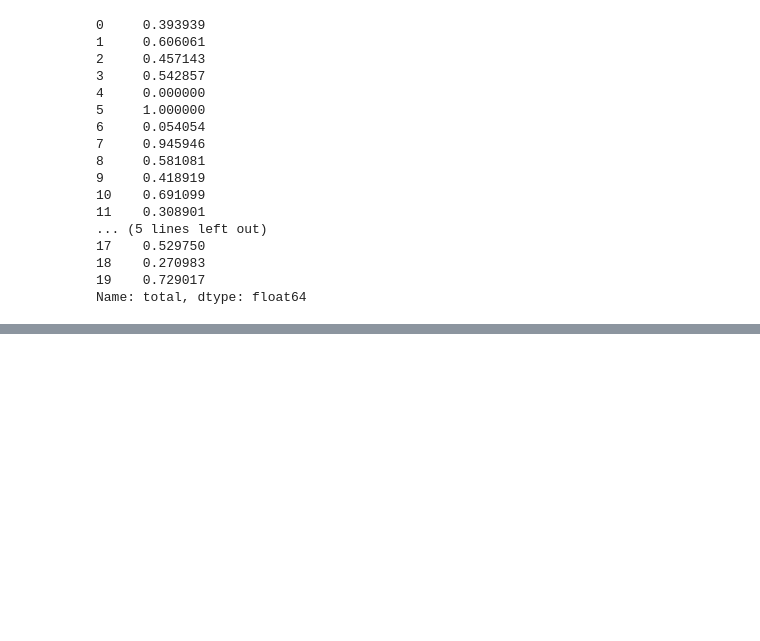
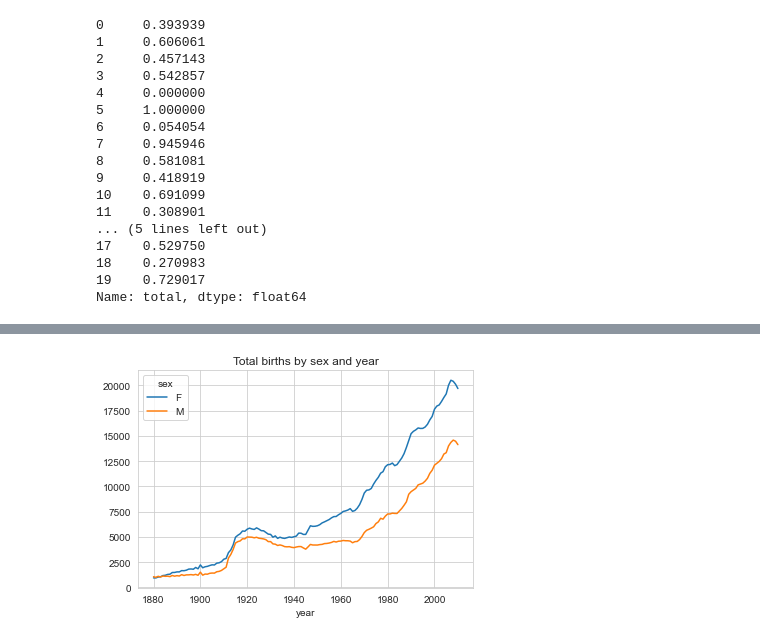
Before and after one commit to wfy0508/LearningPython, a Jupyter notebook: dataAnalysis/chapter14.ipynb, the cells around one changed output, grey strips where cells are left out. Cells and saved outputs as stored; diff of their text form; code cells hidden in the pictures; blank space fills up the shorter version.

```diff
--- a/dataAnalysis/chapter14.ipynb
+++ b/dataAnalysis/chapter14.ipynb
@@ -334,0 +611,7 @@ Name: total, dtype: float64
+# %%
+import matplotlib.pyplot as plt
+
+year_born_cnt.plot(title='Total births by sex and year')
+plt.show()
+# %% [output]
+[figure, added]
```
Also changed, not shown: parts of 32 cells of this notebook, 2 other files.
